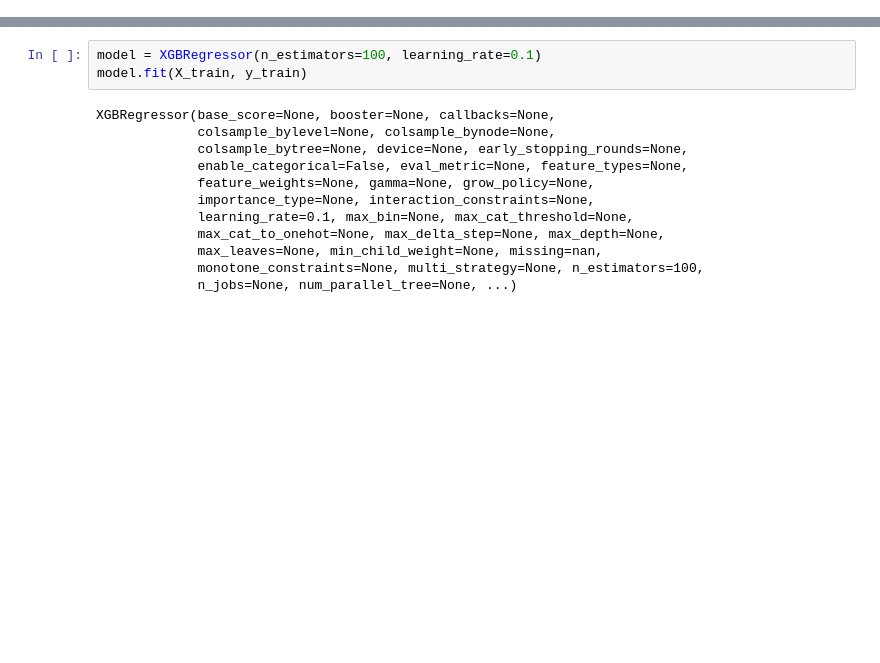
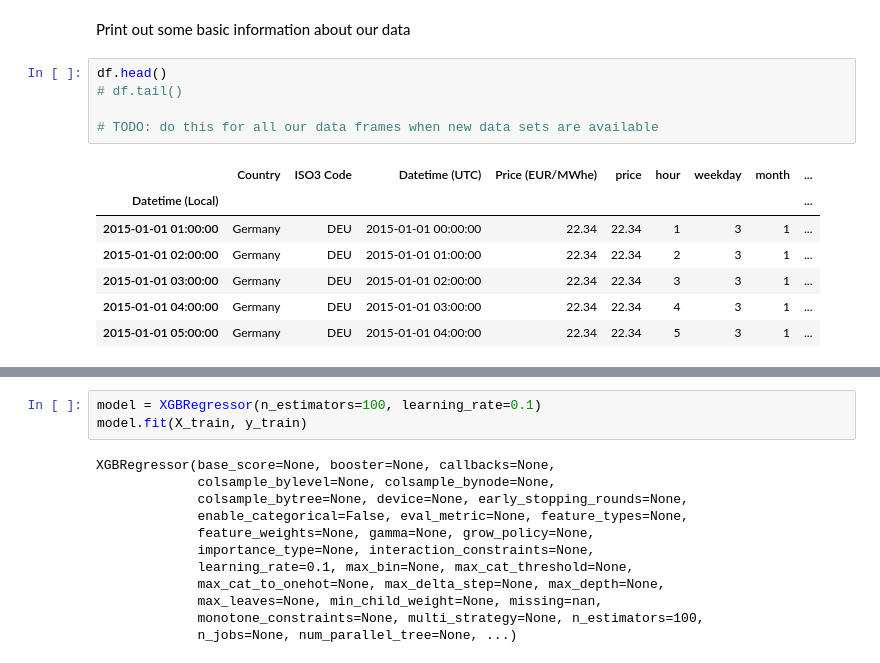
Before and after one commit to DanielHka25/electricity-price-prediction, a Jupyter notebook: notebooks/price_prediction.ipynb, the cells around one changed output, grey strips where cells are left out. Saved outputs shown, nothing was run; the diff lists cells and outputs as text; blank space fills up the shorter version.

```diff
--- a/notebooks/price_prediction.ipynb
+++ b/notebooks/price_prediction.ipynb
@@ -47,0 +103,15 @@ df["lag_24"] = df["price"].shift(24)
+# %% [markdown]
+Print out some basic information about our data
+# %%
+df.head()
+# df.tail()
+
+# TODO: do this for all our data frames when new data sets are available
+# %% [output]
+|  | Country | ISO3 Code | Datetime (UTC) | Price (EUR/MWhe) | price | hour | weekday | month | ... |
+| Datetime (Local) |  |  |  |  |  |  |  |  | ... |
+| 2015-01-01 01:00:00 | Germany | DEU | 2015-01-01 00:00:00 | 22.34 | 22.34 | 1 | 3 | 1 | ... |
+| 2015-01-01 02:00:00 | Germany | DEU | 2015-01-01 01:00:00 | 22.34 | 22.34 | 2 | 3 | 1 | ... |
+| 2015-01-01 03:00:00 | Germany | DEU | 2015-01-01 02:00:00 | 22.34 | 22.34 | 3 | 3 | 1 | ... |
+| 2015-01-01 04:00:00 | Germany | DEU | 2015-01-01 03:00:00 | 22.34 | 22.34 | 4 | 3 | 1 | ... |
+| 2015-01-01 05:00:00 | Germany | DEU | 2015-01-01 04:00:00 | 22.34 | 22.34 | 5 | 3 | 1 | ... |
```
Also changed, not shown: parts of 32 cells of this notebook, 2 other files.
